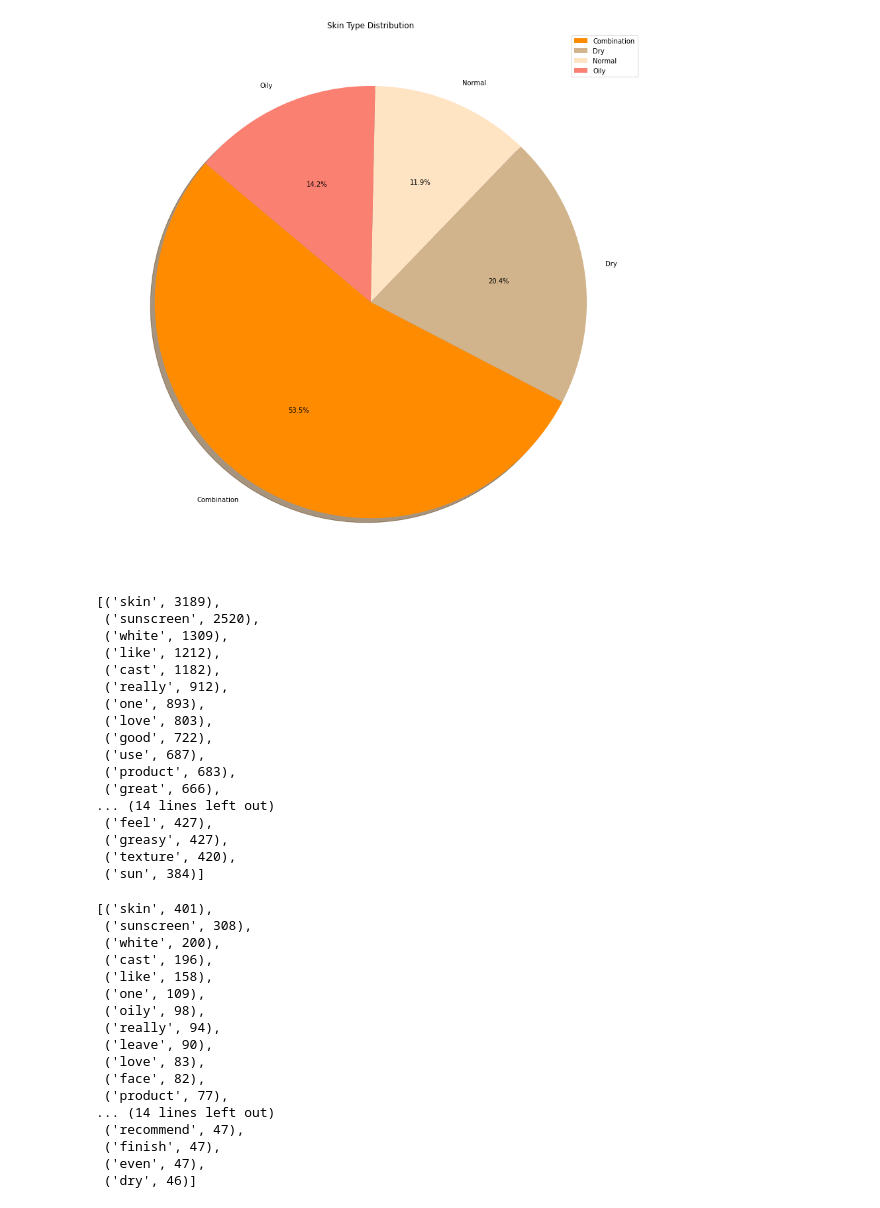
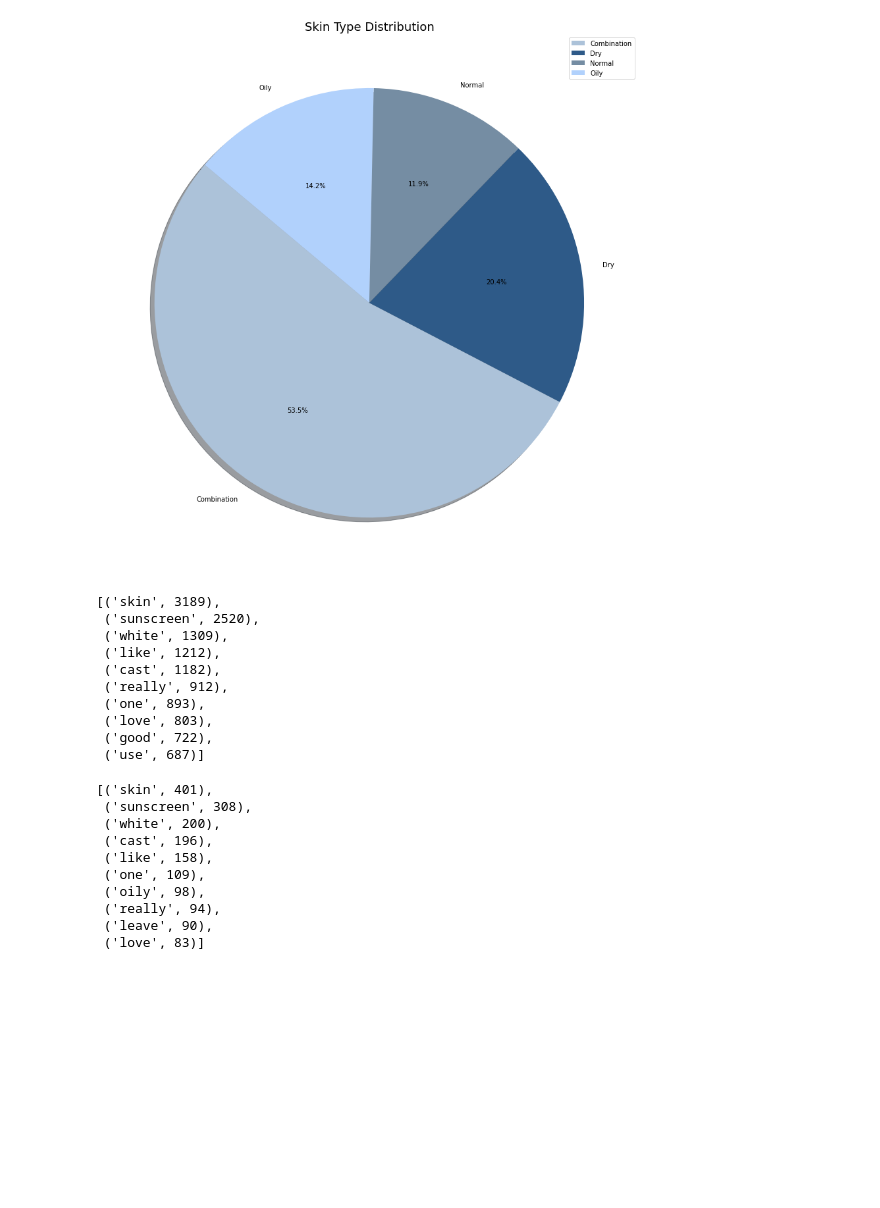
Before and after one commit to johnwalkington/fun-in-the-sun, a Jupyter notebook: Code/Skin_plot_and_nltk.ipynb, the cells around one changed output. Saved outputs shown, nothing was run; the diff lists cells and outputs as text; code cells hidden in the pictures; blank space fills up the shorter version.

```diff
--- a/Code/Skin_plot_and_nltk.ipynb
+++ b/Code/Skin_plot_and_nltk.ipynb
@@ -27,24 +34,28 @@ plt.show()
 # %%
 
 # Pie chart for skin type
-colors=['darkorange','tan','bisque','salmon']
+colors=['#acc2d9','#2e5a88','#758da3','#b1d1fc']
 skintone_pie=df.groupby(['Skin_Type']).size().plot.pie(colors=colors,autopct='%1.1f%%', shadow=True, startangle=140,figsize=(15,15))
-plt.title("Skin Type Distribution")
+plt.title("Skin Type Distribution",fontsize=18)
 plt.ylabel(None)
 plt.legend()
 plt.show()
 
 
 # Over 50% of customer has Combination skin type. Next largest is Dry, and Oily.
 # %% [output]
-[figure, old version]
+[figure, new version]
 # %%
-# Categorize skin color into two types - Brighter(Fair,Light, Light Medium, Medium) and Deeper(Olive, Medium Deep, Tan, Very Deep) and analyze comments according to each type to determine the value of the consumer
+# Categorize skin tone into two types - Brighter(Fair,Light, Light Medium, Medium) and Deeper(Olive, Medium Deep, Tan, Very Deep) and analyze comments according to each type to determine the value of the consumer
 # Using NLTK to find word frequency, also removing stop words
 
+
+import nltk
 from nltk.probability import FreqDist
+from nltk.stem import WordNetLemmatizer
 from nltk.corpus import stopwords
-from nltk.tokenize import word_tokenize
+from nltk.tokenize import word_tokenize, sent_tokenize
+
 
 fd1 = FreqDist()
 
@@ -52,14 +63,21 @@ Group1_df= df[df['Skin_Tone'].str.contains("Fair|Light|Light Medium|Medium")].il
 Group1_df=Group1_df.reset_index()[['Product_ID','Comment','Skin_Tone']]
 Group1_comment = list(Group1_df['Comment'])
 
-stopwords = nltk.corpus.stopwords.words("english")
+stop = stopwords.words('English')
 
 for sentence1 in Group1_comment:
     for words1 in (nltk.word_tokenize(sentence1)):
-        if words1 not in stopwords:
-        	fd1[words1] += 1
+        words = words1.split()
+        words = [w for w in words if w not in stop]
+        list1 = ' '.join(words)
+        words = word_tokenize(list1)
+        words = [re.sub('[^A-Za-z0-9]+', '', w) for w in words]
+        words = [w for w in words if w]
 
-fd1.most_common(30)
+        for w in words:
+            fd1[w] += 1
+
+fd1.most_common(10)
 # %% [output]
 [('skin', 3189),
  ('sunscreen', 2520),
@@ -70,14 +88,7 @@ fd1.most_common(30)
  ('one', 893),
  ('love', 803),
  ('good', 722),
- ('use', 687),
- ('product', 683),
- ('great', 666),
-... (14 lines left out)
- ('feel', 427),
- ('greasy', 427),
- ('texture', 420),
- ('sun', 384)]
+ ('use', 687)]
 # %%
 
 fd2 = FreqDist()
@@ -93,7 +104,7 @@ for sentence2 in Group2_comment:
         if words2 not in stopwords:
         	fd2[words2] += 1
 
-fd2.most_common(30)
+fd2.most_common(10)
 # %% [output]
 [('skin', 401),
  ('sunscreen', 308),
@@ -104,11 +115,4 @@ fd2.most_common(30)
  ('oily', 98),
  ('really', 94),
  ('leave', 90),
- ('love', 83),
- ('face', 82),
- ('product', 77),
-... (14 lines left out)
- ('recommend', 47),
- ('finish', 47),
- ('even', 47),
- ('dry', 46)]
+ ('love', 83)]
```
Also changed, not shown: parts of 6 cells of this notebook.
